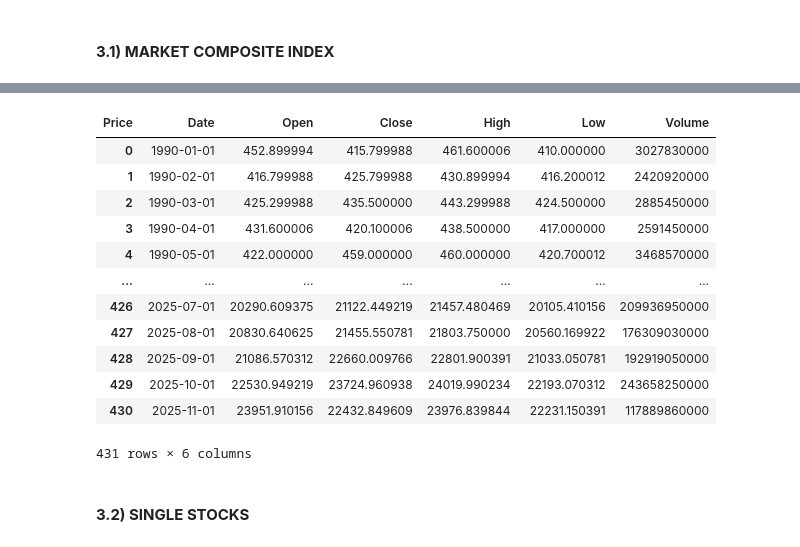
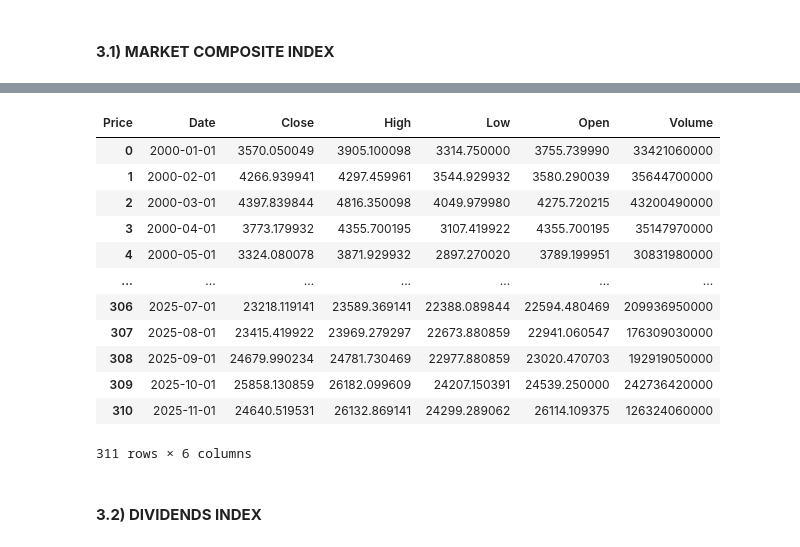
Before and after one commit to EliaLand/Martingale_FVM_AssetPricing, a Jupyter notebook: data_extraction/main.ipynb, the cells around one changed output, grey strips where cells are left out. Saved outputs shown, nothing was run; the diff lists cells and outputs as text; code cells hidden in the pictures.

```diff
--- a/data_extraction/main.ipynb
+++ b/data_extraction/main.ipynb
@@ -110,29 +104,29 @@ df
 # %%
-# NASDAQ - ^IXIC (monthly, price (USD), 2010-01-01, 2025-11-15)
+# NASDAQ100 - ^NDX (monthly, price (USD), 2010-01-01, 2025-11-15)
 
-ticker = "^IXIC"
-start = "1990-01-01"
+ticker = "^NDX"
+start = "2000-01-01"
 end = "2025-11-15"
 frequency = "1mo"
 
 df = fetch_YFINANCE(ticker, start, end, frequency)
 
 # Uploading in aggregate_df
 df.to_csv("raw_df/nasdaq_monthly_df.csv", index=False)
 df
 # %% [output]
-| Price | Date | Open | Close | High | Low | Volume |
-| 0 | 1990-01-01 | 452.899994 | 415.799988 | 461.600006 | 410.000000 | 3027830000 |
-| 1 | 1990-02-01 | 416.799988 | 425.799988 | 430.899994 | 416.200012 | 2420920000 |
-| 2 | 1990-03-01 | 425.299988 | 435.500000 | 443.299988 | 424.500000 | 2885450000 |
-| 3 | 1990-04-01 | 431.600006 | 420.100006 | 438.500000 | 417.000000 | 2591450000 |
-| 4 | 1990-05-01 | 422.000000 | 459.000000 | 460.000000 | 420.700012 | 3468570000 |
+| Price | Date | Close | High | Low | Open | Volume |
+| 0 | 2000-01-01 | 3570.050049 | 3905.100098 | 3314.750000 | 3755.739990 | 33421060000 |
+| 1 | 2000-02-01 | 4266.939941 | 4297.459961 | 3544.929932 | 3580.290039 | 35644700000 |
+| 2 | 2000-03-01 | 4397.839844 | 4816.350098 | 4049.979980 | 4275.720215 | 43200490000 |
+| 3 | 2000-04-01 | 3773.179932 | 4355.700195 | 3107.419922 | 4355.700195 | 35147970000 |
+| 4 | 2000-05-01 | 3324.080078 | 3871.929932 | 2897.270020 | 3789.199951 | 30831980000 |
 | ... | ... | ... | ... | ... | ... | ... |
-| 426 | 2025-07-01 | 20290.609375 | 21122.449219 | 21457.480469 | 20105.410156 | 209936950000 |
-| 427 | 2025-08-01 | 20830.640625 | 21455.550781 | 21803.750000 | 20560.169922 | 176309030000 |
-| 428 | 2025-09-01 | 21086.570312 | 22660.009766 | 22801.900391 | 21033.050781 | 192919050000 |
-| 429 | 2025-10-01 | 22530.949219 | 23724.960938 | 24019.990234 | 22193.070312 | 243658250000 |
-| 430 | 2025-11-01 | 23951.910156 | 22432.849609 | 23976.839844 | 22231.150391 | 117889860000 |
+| 306 | 2025-07-01 | 23218.119141 | 23589.369141 | 22388.089844 | 22594.480469 | 209936950000 |
+| 307 | 2025-08-01 | 23415.419922 | 23969.279297 | 22673.880859 | 22941.060547 | 176309030000 |
+| 308 | 2025-09-01 | 24679.990234 | 24781.730469 | 22977.880859 | 23020.470703 | 192919050000 |
+| 309 | 2025-10-01 | 25858.130859 | 26182.099609 | 24207.150391 | 24539.250000 | 242736420000 |
+| 310 | 2025-11-01 | 24640.519531 | 26132.869141 | 24299.289062 | 26114.109375 | 126324060000 |
-431 rows × 6 columns
+311 rows × 6 columns
 # %% [markdown]
-#### **3.2) SINGLE STOCKS**
+#### **3.2) DIVIDENDS INDEX**
```
Also changed, not shown: parts of 14 cells of this notebook, 12 other files.
